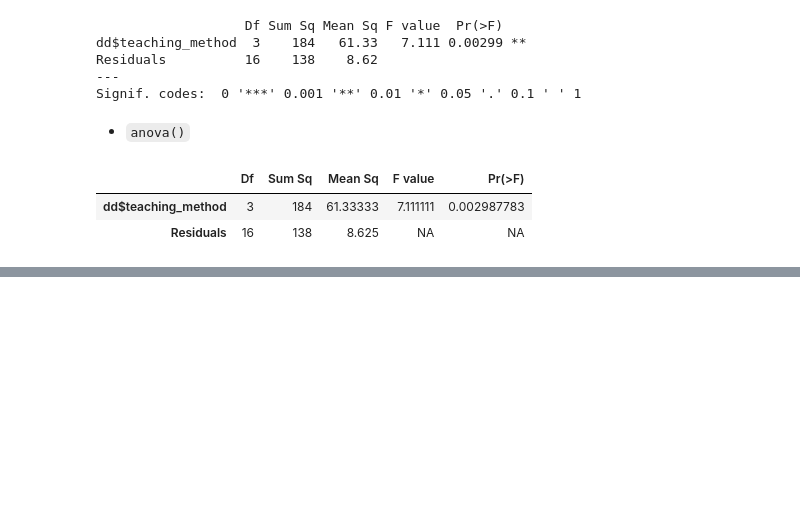
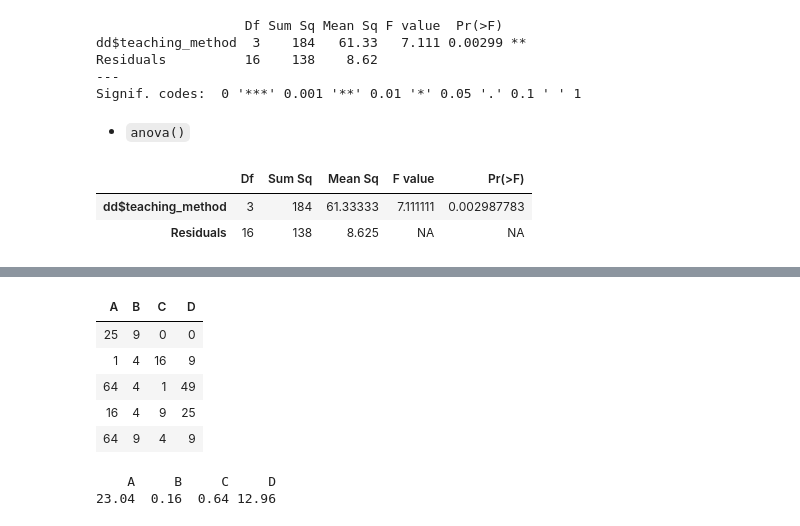
Before and after one commit to whatalnk/r-easy-stat, a Jupyter notebook: Chap07.ipynb, the cells around one changed output, grey strips where cells are left out. Drawn from its saved outputs; the diff is of its cells as text; code cells hidden in the pictures; blank space fills up the shorter version.

```diff
--- a/Chap07.ipynb
+++ b/Chap07.ipynb
@@ -192,0 +261,14 @@ lm(dd$stat_test2 ~ dd$teaching_method) %>>% anova
+# %%
+all_dev ^ 2
+# %% [output]
+| A | B | C | D |
+| 25 | 9 | 0 | 0 |
+| 1 | 4 | 16 | 9 |
+| 64 | 4 | 1 | 49 |
+| 16 | 4 | 9 | 25 |
+| 64 | 9 | 4 | 9 |
+# %%
+inter_group ^ 2
+# %% [output]
+    A     B     C     D
+23.04  0.16  0.64 12.96
```
Also changed, not shown: parts of 32 cells of this notebook.
